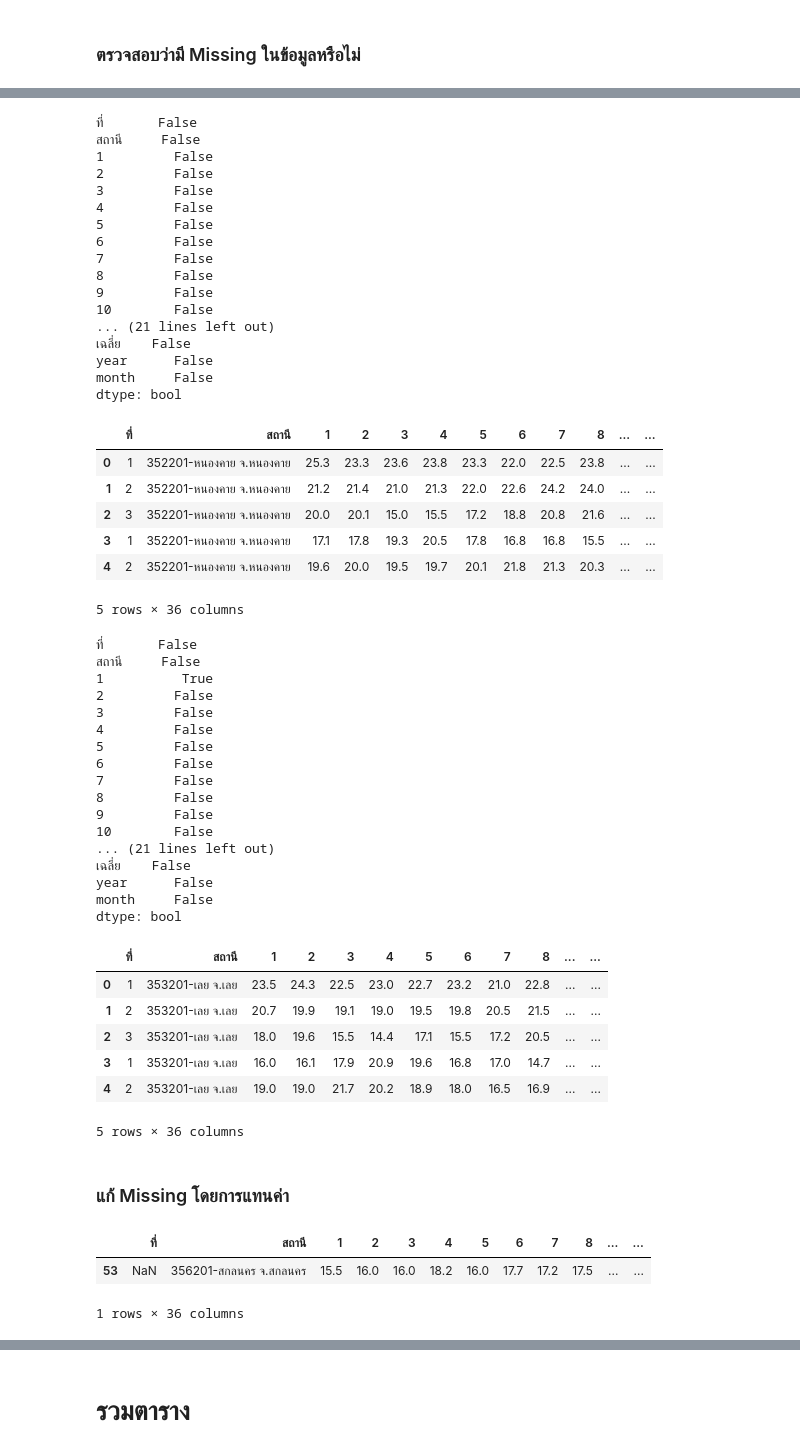
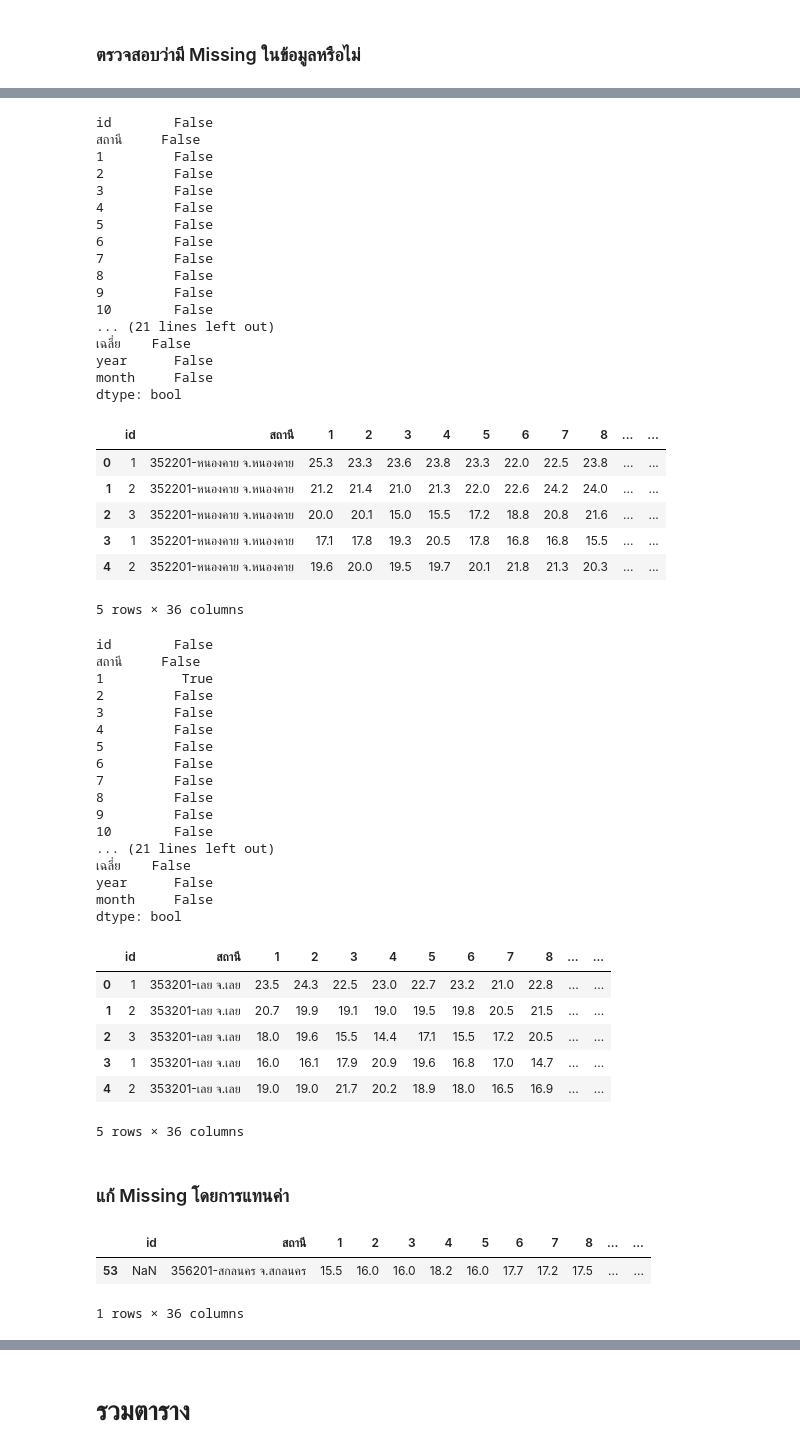
Before and after one commit to ThitipornJaiaue/BSC_DPDM23, a Jupyter notebook: midterm_bscdpdm23.ipynb, the cells around one changed output, grey strips where cells are left out. Drawn from its saved outputs; the diff is of its cells as text; code cells hidden in the pictures.

```diff
--- a/midterm_bscdpdm23.ipynb
+++ b/midterm_bscdpdm23.ipynb
@@ -2615,7 +2615,7 @@ lei_minimum.head()
 # %% [markdown]
 ### เปลี่ยนชื่อ column
 # %%
-column_name_minimum = {'Unnamed: 0':'ที่','Unnamed: 1':'สถานี','Unnamed: 2':'ปี/เดือน','Unnamed: 34':'เฉลี่ย'}
+column_name_minimum = {'Unnamed: 0':'id','Unnamed: 1':'สถานี','Unnamed: 2':'ปี/เดือน','Unnamed: 34':'เฉลี่ย'}
 # %%
 kkn_minimum = kkn_minimum.rename(columns=column_name_minimum)
 # %%
@@ -2785,7 +2785,7 @@ nki_minimum=nki_minimum.replace('-',np.NaN)
 print(nki_minimum.isnull().any()) # เช็คค่าว่าง Null # true คือ มีค่าว่าง
 nki_minimum.head()
 # %% [output]
-ที่       False
+id        False
 สถานี     False
 1         False
 2         False
@@ -2802,7 +2802,7 @@ nki_minimum.head()
 year      False
 month     False
 dtype: bool
-|  | ที่ | สถานี | 1 | 2 | 3 | 4 | 5 | 6 | 7 | 8 | ... | ... |
+|  | id | สถานี | 1 | 2 | 3 | 4 | 5 | 6 | 7 | 8 | ... | ... |
 | 0 | 1 | 352201-หนองคาย จ.หนองคาย | 25.3 | 23.3 | 23.6 | 23.8 | 23.3 | 22.0 | 22.5 | 23.8 | ... | ... |
 | 1 | 2 | 352201-หนองคาย จ.หนองคาย | 21.2 | 21.4 | 21.0 | 21.3 | 22.0 | 22.6 | 24.2 | 24.0 | ... | ... |
 | 2 | 3 | 352201-หนองคาย จ.หนองคาย | 20.0 | 20.1 | 15.0 | 15.5 | 17.2 | 18.8 | 20.8 | 21.6 | ... | ... |
@@ -2814,7 +2814,7 @@ lei_minimum=lei_minimum.replace('-',np.NaN)
 print(lei_minimum.isnull().any()) # เช็คค่าว่าง Null # true คือ มีค่าว่าง
 lei_minimum.head()
 # %% [output]
-ที่       False
+id        False
 สถานี     False
 1          True
 2         False
@@ -2831,7 +2831,7 @@ lei_minimum.head()
 year      False
 month     False
 dtype: bool
-|  | ที่ | สถานี | 1 | 2 | 3 | 4 | 5 | 6 | 7 | 8 | ... | ... |
+|  | id | สถานี | 1 | 2 | 3 | 4 | 5 | 6 | 7 | 8 | ... | ... |
 | 0 | 1 | 353201-เลย จ.เลย | 23.5 | 24.3 | 22.5 | 23.0 | 22.7 | 23.2 | 21.0 | 22.8 | ... | ... |
 | 1 | 2 | 353201-เลย จ.เลย | 20.7 | 19.9 | 19.1 | 19.0 | 19.5 | 19.8 | 20.5 | 21.5 | ... | ... |
 | 2 | 3 | 353201-เลย จ.เลย | 18.0 | 19.6 | 15.5 | 14.4 | 17.1 | 15.5 | 17.2 | 20.5 | ... | ... |
@@ -2841,9 +2841,9 @@ dtype: bool
 # %% [markdown]
 ### แก้ Missing โดยการแทนค่า
 # %%
-snk_minimum[snk_minimum['ที่'].isnull()] # แสดง row ที่มี ค่าว่าง
+snk_minimum[snk_minimum['id'].isnull()] # แสดง row ที่มี ค่าว่าง
 # %% [output]
-|  | ที่ | สถานี | 1 | 2 | 3 | 4 | 5 | 6 | 7 | 8 | ... | ... |
+|  | id | สถานี | 1 | 2 | 3 | 4 | 5 | 6 | 7 | 8 | ... | ... |
 | 53 | NaN | 356201-สกลนคร จ.สกลนคร | 15.5 | 16.0 | 16.0 | 18.2 | 16.0 | 17.7 | 17.2 | 17.5 | ... | ... |
 1 rows × 36 columns
 # %%
```
Also changed, not shown: parts of 113 cells of this notebook.
